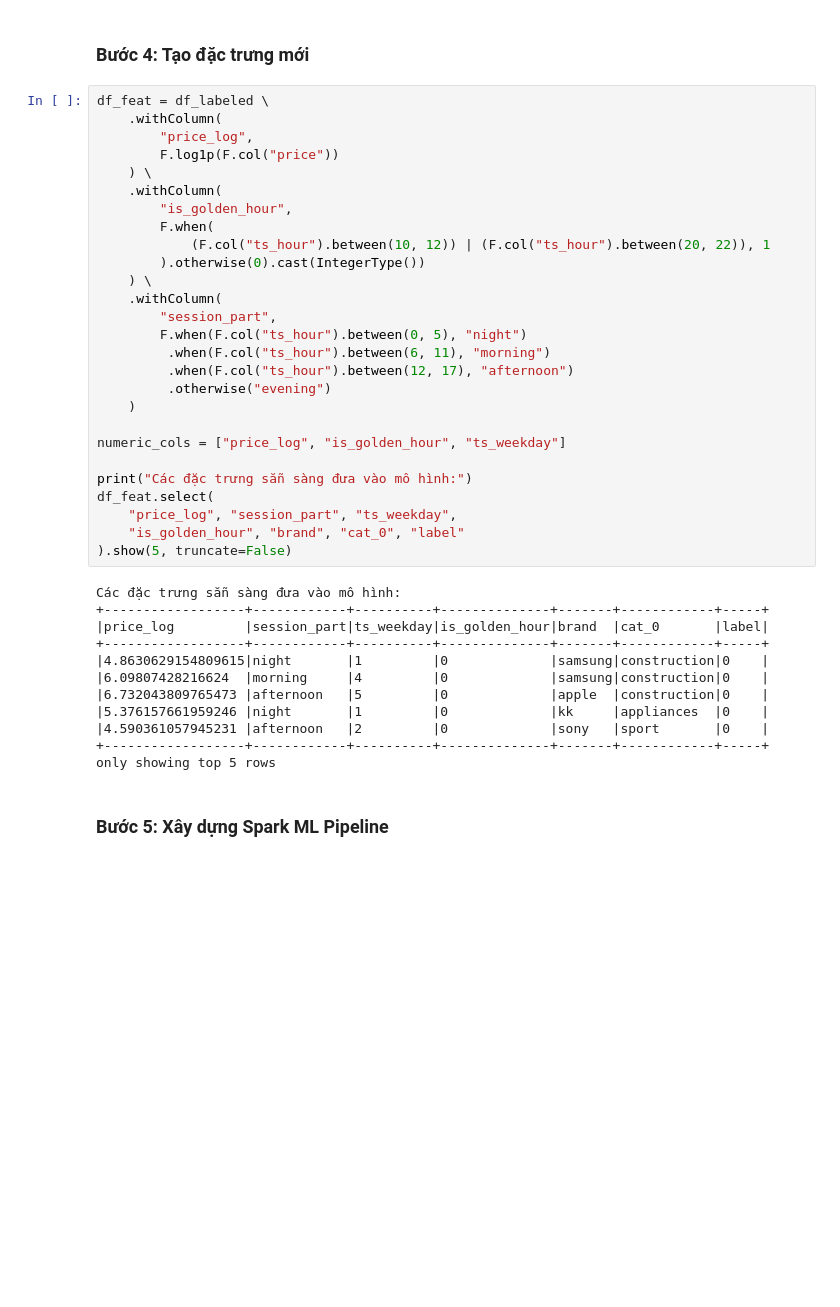
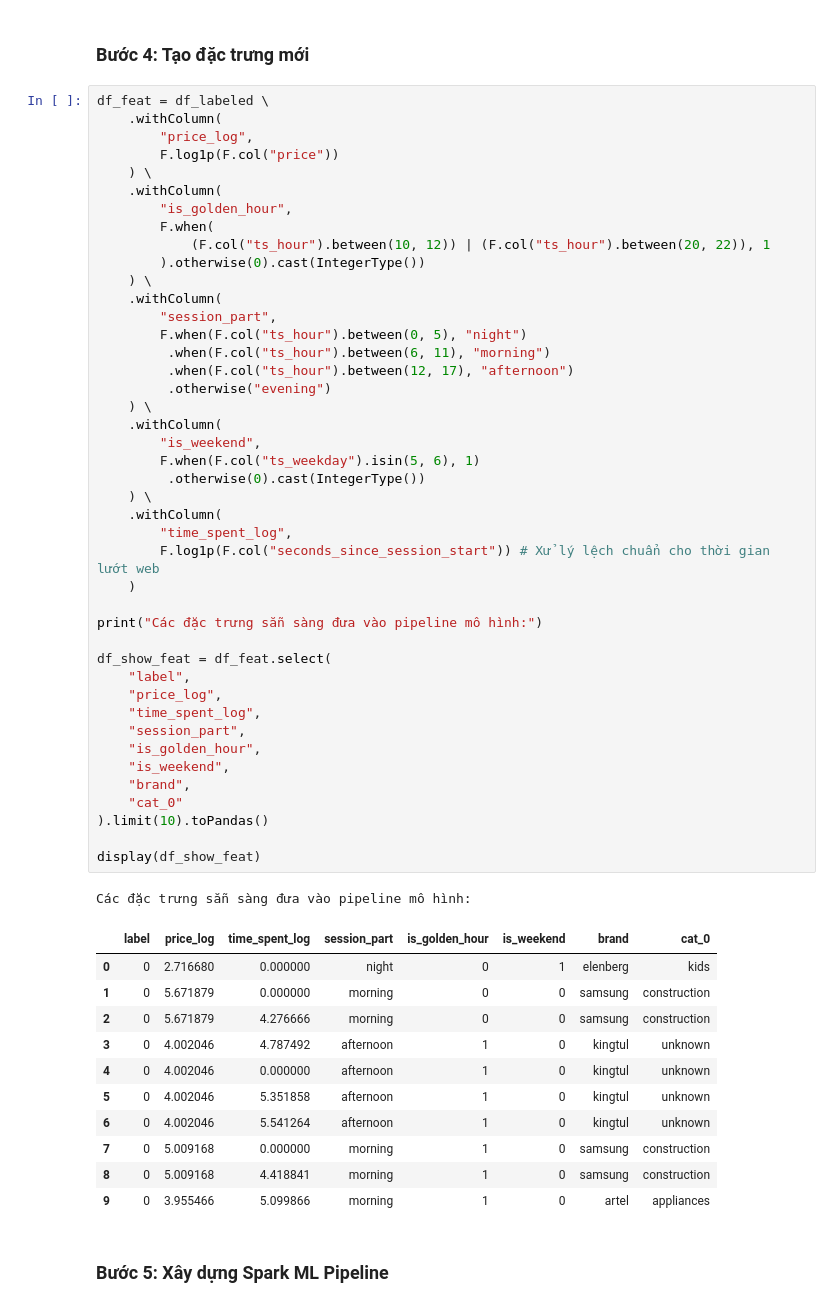
Before and after one commit to phuongwoanh/BigData_N1, a Jupyter notebook: 3_machinelearning_1.ipynb, the cells around one changed output. Saved outputs shown, nothing was run; the diff lists cells and outputs as text; blank space fills up the shorter version.

```diff
--- a/3_machinelearning_1.ipynb
+++ b/3_machinelearning_1.ipynb
@@ -134,42 +243,59 @@ Tỷ lệ chênh lệch lớp                 : 1:296.25
 # %%
 df_feat = df_labeled \
     .withColumn(
         "price_log",
         F.log1p(F.col("price"))
     ) \
     .withColumn(
         "is_golden_hour",
         F.when(
             (F.col("ts_hour").between(10, 12)) | (F.col("ts_hour").between(20, 22)), 1
         ).otherwise(0).cast(IntegerType())
     ) \
     .withColumn(
         "session_part",
         F.when(F.col("ts_hour").between(0, 5), "night")
          .when(F.col("ts_hour").between(6, 11), "morning")
          .when(F.col("ts_hour").between(12, 17), "afternoon")
          .otherwise("evening")
+    ) \
+    .withColumn(
+        "is_weekend",
+        F.when(F.col("ts_weekday").isin(5, 6), 1)
+         .otherwise(0).cast(IntegerType())
+    ) \
+    .withColumn(
+        "time_spent_log",
+        F.log1p(F.col("seconds_since_session_start")) # Xử lý lệch chuẩn cho thời gian lướt web
     )
 
-numeric_cols = ["price_log", "is_golden_hour", "ts_weekday"]
+print("Các đặc trưng sẵn sàng đưa vào pipeline mô hình:")
 
-print("Các đặc trưng sẵn sàng đưa vào mô hình:")
-df_feat.select(
-    "price_log", "session_part", "ts_weekday",
-    "is_golden_hour", "brand", "cat_0", "label"
-).show(5, truncate=False)
+df_show_feat = df_feat.select(
+    "label",
+    "price_log",
+    "time_spent_log",
+    "session_part",
+    "is_golden_hour",
+    "is_weekend",
+    "brand",
+    "cat_0"
+).limit(10).toPandas()
+
+display(df_show_feat)
 # %% [output]
-Các đặc trưng sẵn sàng đưa vào mô hình:
-+------------------+------------+----------+--------------+-------+------------+-----+
-|price_log         |session_part|ts_weekday|is_golden_hour|brand  |cat_0       |label|
-+------------------+------------+----------+--------------+-------+------------+-----+
-|4.8630629154809615|night       |1         |0             |samsung|construction|0    |
-|6.09807428216624  |morning     |4         |0             |samsung|construction|0    |
-|6.732043809765473 |afternoon   |5         |0             |apple  |construction|0    |
-|5.376157661959246 |night       |1         |0             |kk     |appliances  |0    |
-|4.590361057945231 |afternoon   |2         |0             |sony   |sport       |0    |
-+------------------+------------+----------+--------------+-------+------------+-----+
-only showing top 5 rows
+Các đặc trưng sẵn sàng đưa vào pipeline mô hình:
+|  | label | price_log | time_spent_log | session_part | is_golden_hour | is_weekend | brand | cat_0 |
+| 0 | 0 | 2.716680 | 0.000000 | night | 0 | 1 | elenberg | kids |
+| 1 | 0 | 5.671879 | 0.000000 | morning | 0 | 0 | samsung | construction |
+| 2 | 0 | 5.671879 | 4.276666 | morning | 0 | 0 | samsung | construction |
+| 3 | 0 | 4.002046 | 4.787492 | afternoon | 1 | 0 | kingtul | unknown |
+| 4 | 0 | 4.002046 | 0.000000 | afternoon | 1 | 0 | kingtul | unknown |
+| 5 | 0 | 4.002046 | 5.351858 | afternoon | 1 | 0 | kingtul | unknown |
+| 6 | 0 | 4.002046 | 5.541264 | afternoon | 1 | 0 | kingtul | unknown |
+| 7 | 0 | 5.009168 | 0.000000 | morning | 1 | 0 | samsung | construction |
+| 8 | 0 | 5.009168 | 4.418841 | morning | 1 | 0 | samsung | construction |
+| 9 | 0 | 3.955466 | 5.099866 | morning | 1 | 0 | artel | appliances |
 # %% [markdown]
 ### Bước 5: Xây dựng Spark ML Pipeline
 # %%
```
Also changed, not shown: parts of 16 cells of this notebook.
